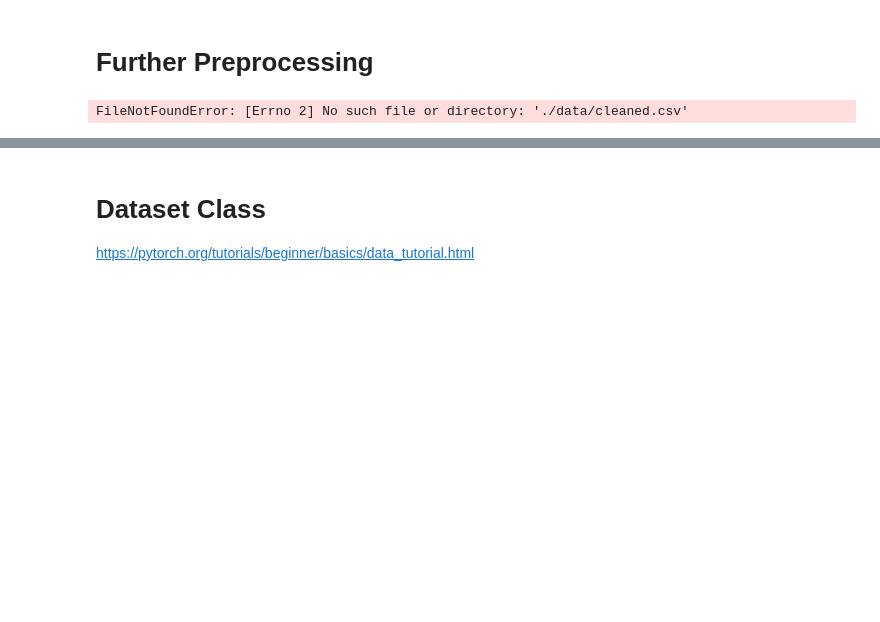
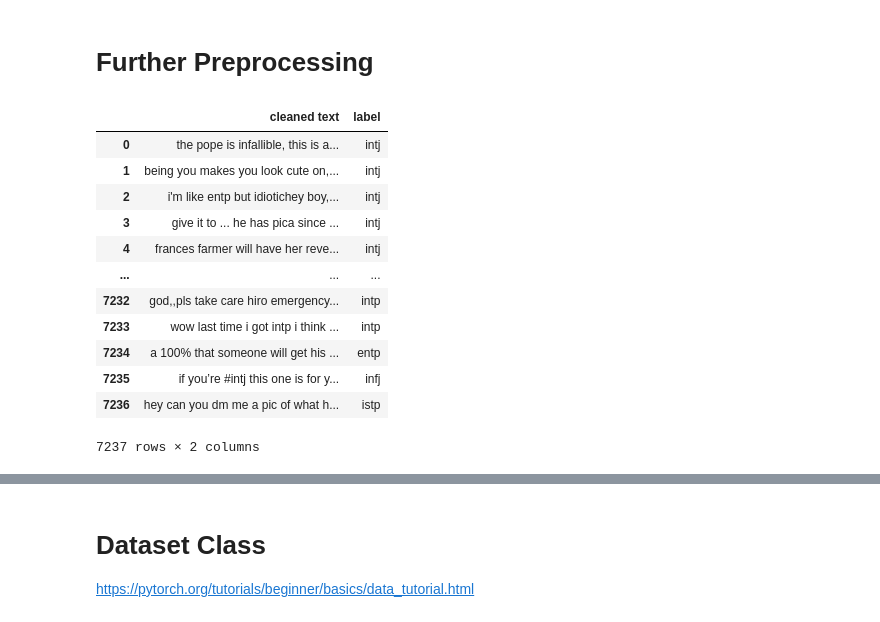
Before and after one commit to suchitbhayani/Psychtweets, a Jupyter notebook: model_training_eval.ipynb, the cells around one changed output, grey strips where cells are left out. Drawn from its saved outputs; the diff is of its cells as text; code cells hidden in the pictures; blank space fills up the shorter version.

```diff
--- a/model_training_eval.ipynb
+++ b/model_training_eval.ipynb
@@ -14,10 +15,22 @@ uploaded = files.upload()
 # %% [markdown]
 # Further Preprocessing
 # %%
-data = pd.read_csv('./data/cleaned.csv').drop(columns=['Unnamed: 0'])
+data = pd.read_csv('/content/cleaned.csv').drop(columns=['Unnamed: 0'])
 data
 # %% [output]
+|  | cleaned text | label |
+| 0 | the pope is infallible, this is a... | intj |
+| 1 | being you makes you look cute on,... | intj |
+| 2 | i'm like entp but idiotichey boy,... | intj |
+| 3 | give it to ... he has pica since ... | intj |
+| 4 | frances farmer will have her reve... | intj |
+| ... | ... | ... |
+| 7232 | god,,pls take care hiro emergency... | intp |
+| 7233 | wow last time i got intp i think ... | intp |
+| 7234 | a 100% that someone will get his ... | entp |
+| 7235 | if you’re #intj this one is for y... | infj |
+| 7236 | hey can you dm me a pic of what h... | istp |
-FileNotFoundError: [Errno 2] No such file or directory: './data/cleaned.csv'
+7237 rows × 2 columns
 # %%
 le = LabelEncoder()
 data['label'] = le.fit_transform(data['label'])
```
Also changed, not shown: parts of 7 cells of this notebook.
